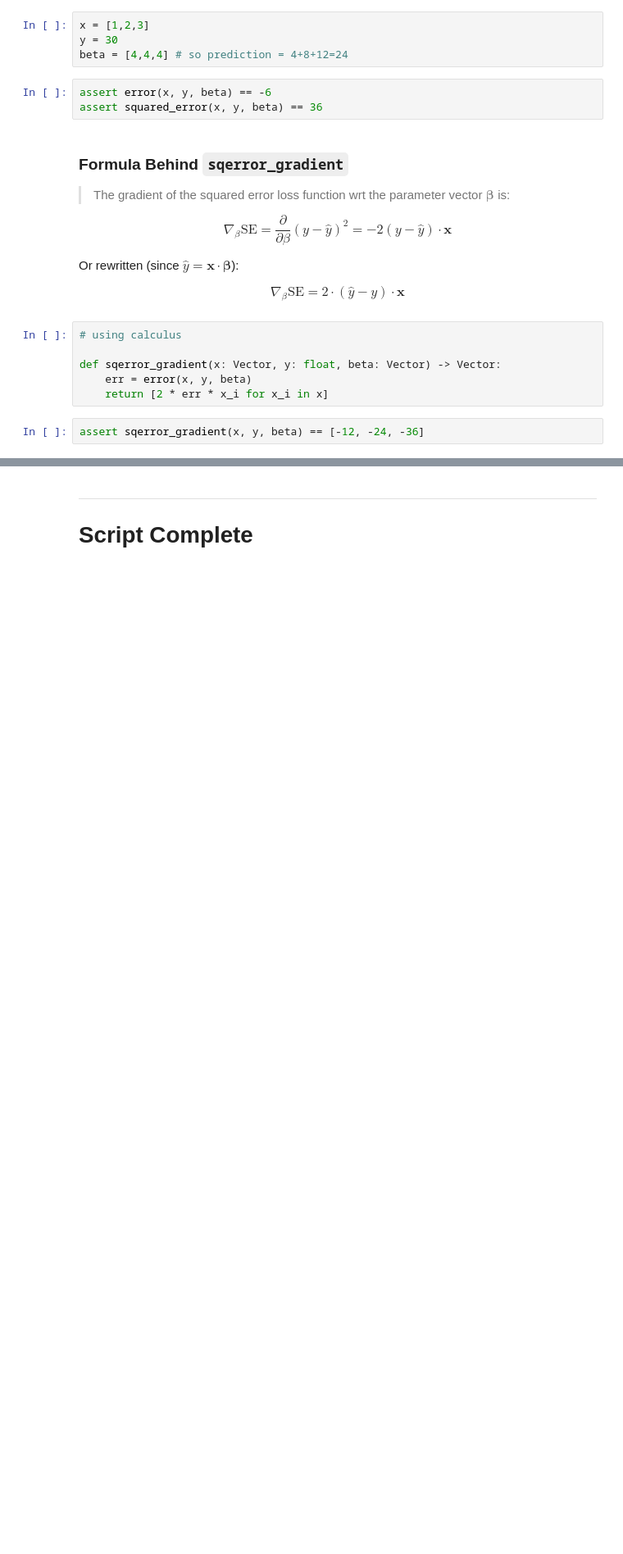
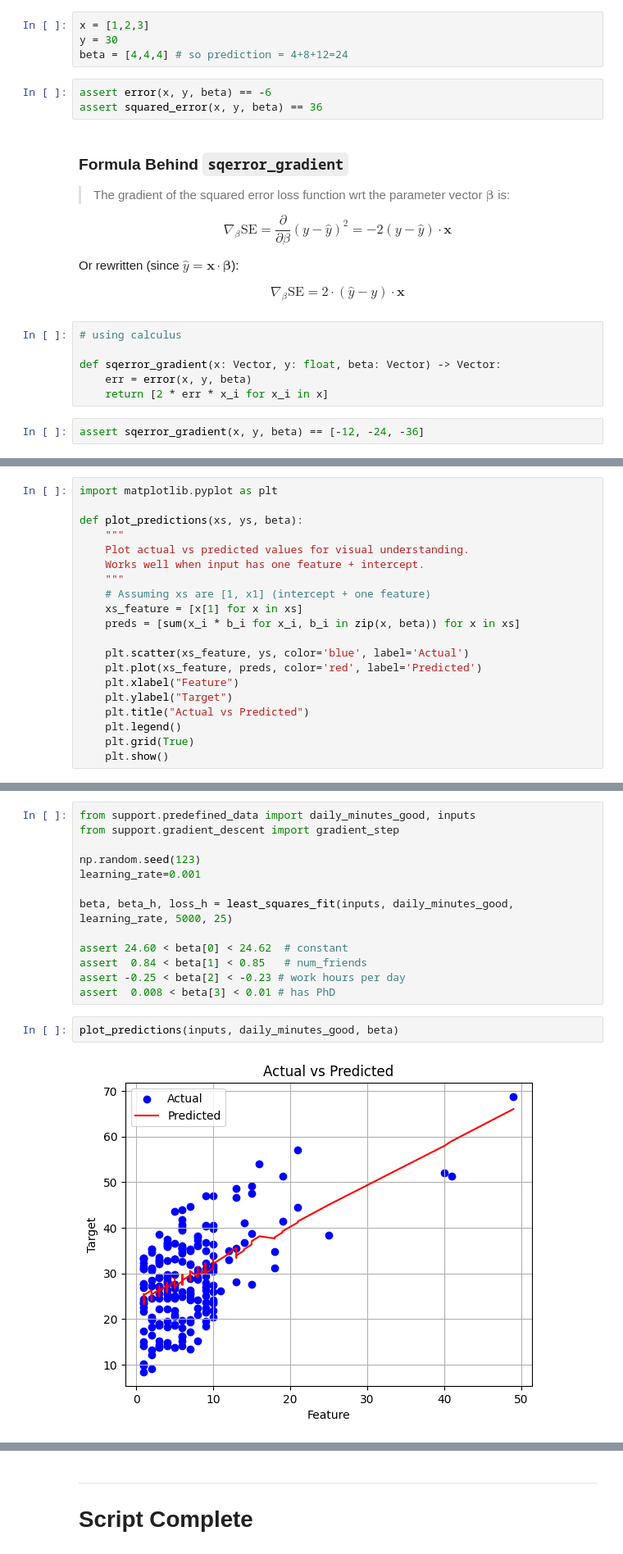
Before and after one commit to nikhilsingh13/PythonHacks, a Jupyter notebook: notebooks/DSS_15_multiple_regression.ipynb, the cells around one changed output, grey strips where cells are left out. Shown: that part at 82% size. Cells and saved outputs as stored; diff of their text form; blank space fills up the shorter version.

```diff
--- a/notebooks/DSS_15_multiple_regression.ipynb
+++ b/notebooks/DSS_15_multiple_regression.ipynb
@@ -137,0 +203,20 @@ assert sqerror_gradient(x, y, beta) == [-12, -24, -36]
+# %%
+import matplotlib.pyplot as plt
+
+def plot_predictions(xs, ys, beta):
+    """
+    Plot actual vs predicted values for visual understanding.
+    Works well when input has one feature + intercept.
+    """
+    # Assuming xs are [1, x1] (intercept + one feature)
+    xs_feature = [x[1] for x in xs]
+    preds = [sum(x_i * b_i for x_i, b_i in zip(x, beta)) for x in xs]
+
+    plt.scatter(xs_feature, ys, color='blue', label='Actual')
+    plt.plot(xs_feature, preds, color='red', label='Predicted')
+    plt.xlabel("Feature")
+    plt.ylabel("Target")
+    plt.title("Actual vs Predicted")
+    plt.legend()
+    plt.grid(True)
+    plt.show()
@@ -137,0 +226,17 @@ assert sqerror_gradient(x, y, beta) == [-12, -24, -36]
+# %%
+from support.predefined_data import daily_minutes_good, inputs
+from support.gradient_descent import gradient_step
+
+np.random.seed(123)
+learning_rate=0.001
+
+beta, beta_h, loss_h = least_squares_fit(inputs, daily_minutes_good, learning_rate, 5000, 25)
+
+assert 24.60 < beta[0] < 24.62  # constant
+assert  0.84 < beta[1] < 0.85   # num_friends
+assert -0.25 < beta[2] < -0.23 # work hours per day
+assert  0.008 < beta[3] < 0.01 # has PhD
+# %%
+plot_predictions(inputs, daily_minutes_good, beta)
+# %% [output]
+[figure, added]
```
Also changed, not shown: parts of 38 cells of this notebook.
